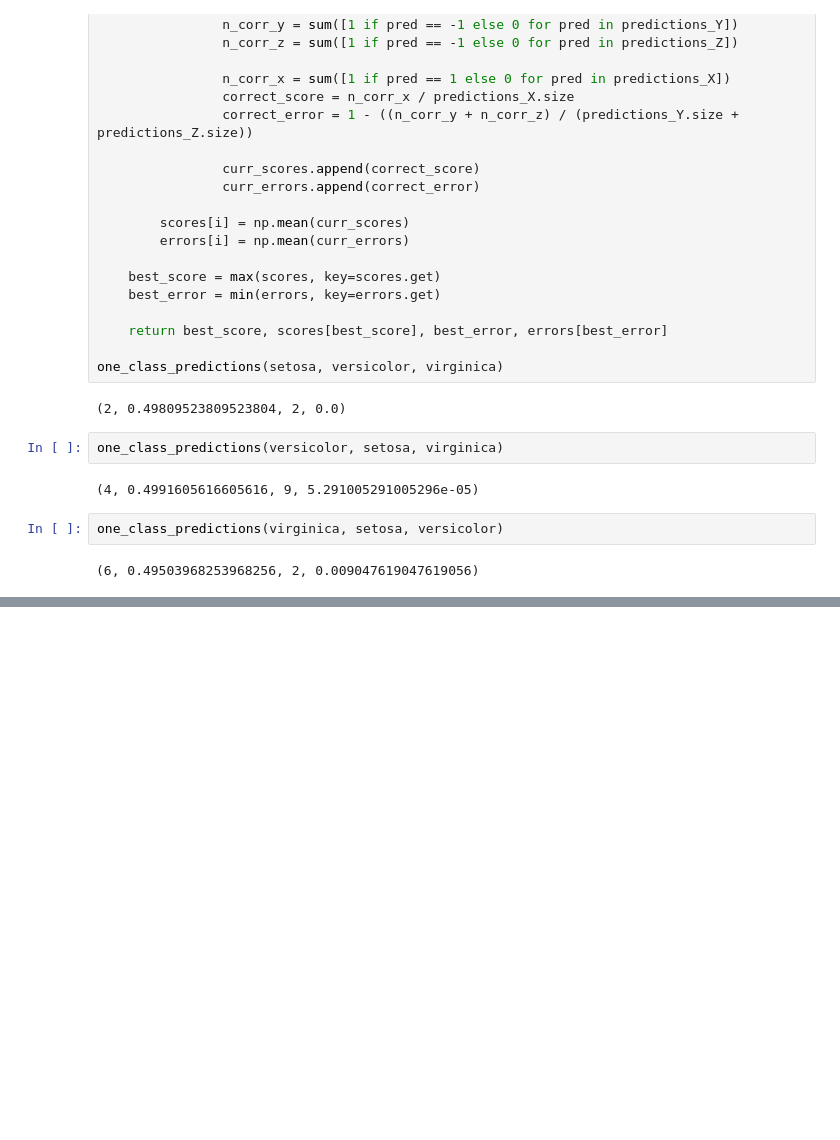
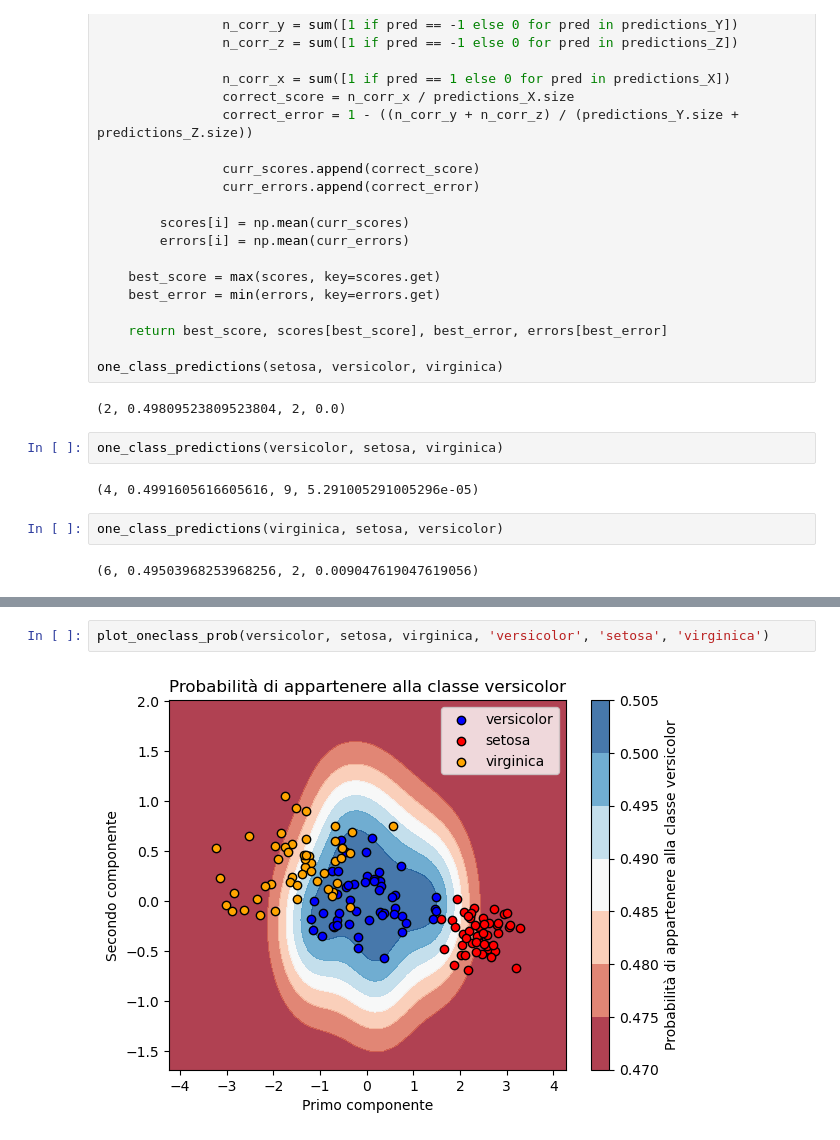
Before and after one commit to chrfum/one-class_classifier, a Jupyter notebook: iris/one_class_codes/iris.ipynb, the cells around one changed output, grey strips where cells are left out. Drawn from its saved outputs; the diff is of its cells as text; blank space fills up the shorter version.

```diff
--- a/iris/one_class_codes/iris.ipynb
+++ b/iris/one_class_codes/iris.ipynb
@@ -522,0 +609,4 @@ double_holdout(virginica, setosa, versicolor)
+# %%
+plot_oneclass_prob(versicolor, setosa, virginica, 'versicolor', 'setosa', 'virginica')
+# %% [output]
+[figure, added]
```
Also changed, not shown: parts of 15 cells of this notebook.
